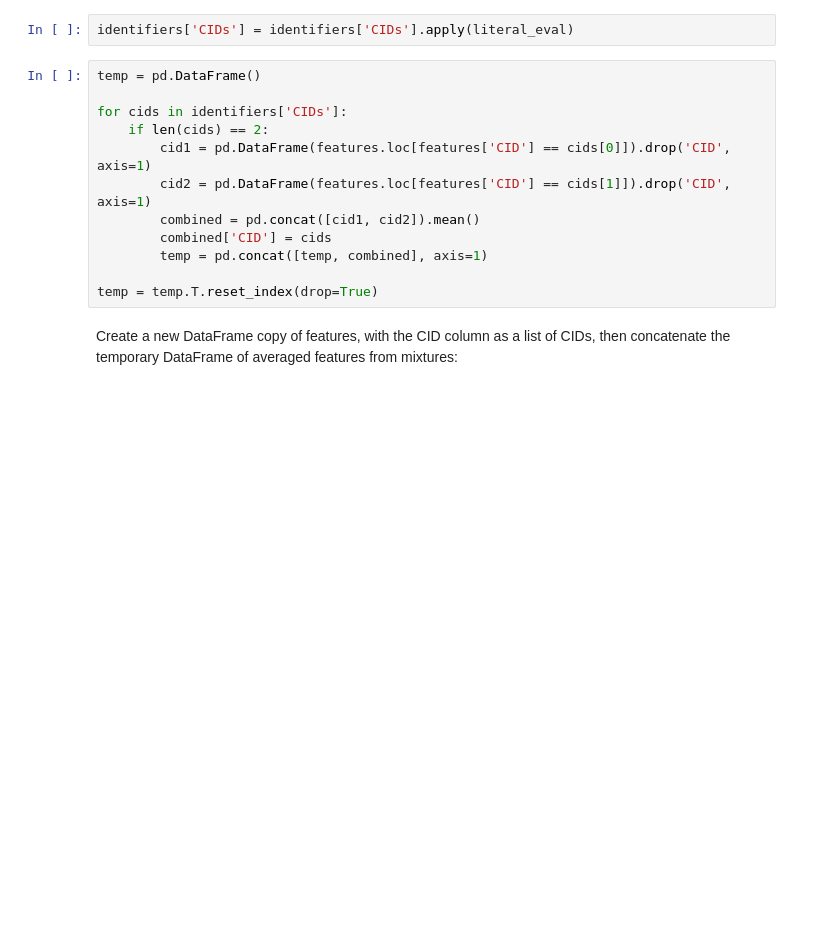
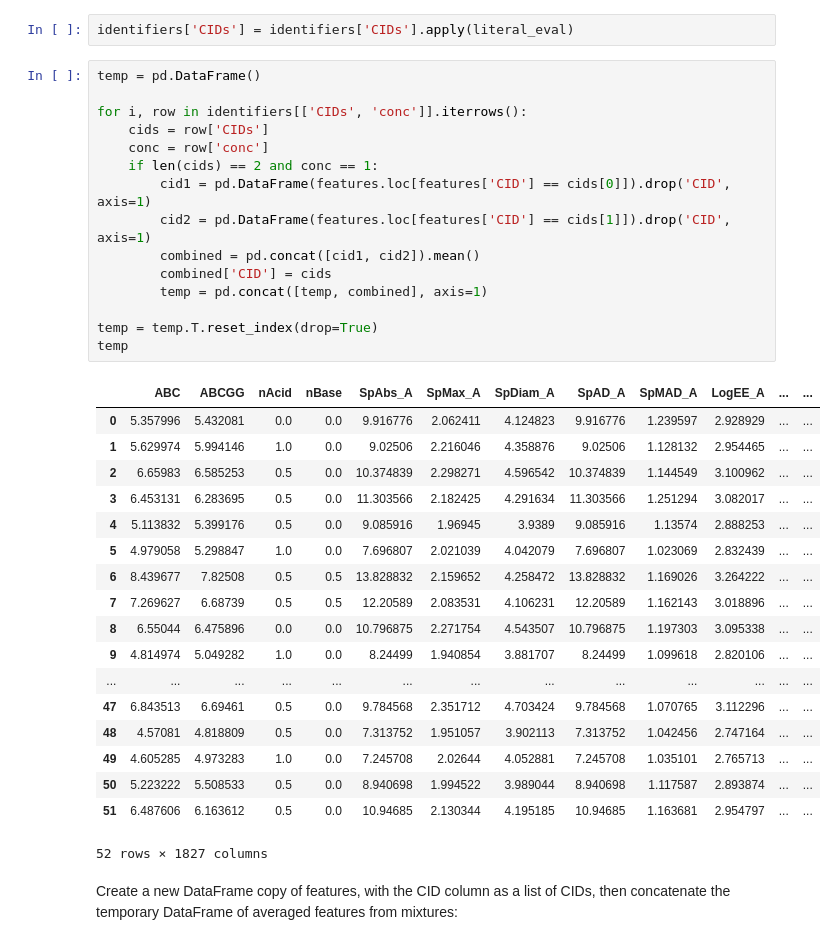
Before and after one commit to dswalla/pyrfume-data, a Jupyter notebook: nakayama_2022/features_distance_matrix.ipynb, the cells around one changed output. Cells and saved outputs as stored; diff of their text form; blank space fills up the shorter version.

```diff
--- a/nakayama_2022/features_distance_matrix.ipynb
+++ b/nakayama_2022/features_distance_matrix.ipynb
@@ -54,18 +54,40 @@ features.head()
 Make values in CIDs column in identifiers be list type and iterate through each one. If a stimulus contains multiple CIDs, then the feature vectors for the CIDs will averaged and a new row for this mixture stimulus is added to the features matrix:
 # %%
 identifiers['CIDs'] = identifiers['CIDs'].apply(literal_eval)
-# %%
-temp = pd.DataFrame()
-
-for cids in identifiers['CIDs']:
-    if len(cids) == 2:
-        cid1 = pd.DataFrame(features.loc[features['CID'] == cids[0]]).drop('CID', axis=1)
-        cid2 = pd.DataFrame(features.loc[features['CID'] == cids[1]]).drop('CID', axis=1)
-        combined = pd.concat([cid1, cid2]).mean()
-        combined['CID'] = cids
-        temp = pd.concat([temp, combined], axis=1)
-
-temp = temp.T.reset_index(drop=True)
+# %%
+temp = pd.DataFrame()
+
+for i, row in identifiers[['CIDs', 'conc']].iterrows():
+    cids = row['CIDs']
+    conc = row['conc']
+    if len(cids) == 2 and conc == 1:
+        cid1 = pd.DataFrame(features.loc[features['CID'] == cids[0]]).drop('CID', axis=1)
+        cid2 = pd.DataFrame(features.loc[features['CID'] == cids[1]]).drop('CID', axis=1)
+        combined = pd.concat([cid1, cid2]).mean()
+        combined['CID'] = cids
+        temp = pd.concat([temp, combined], axis=1)
+
+temp = temp.T.reset_index(drop=True)
+temp
+# %% [output]
+|  | ABC | ABCGG | nAcid | nBase | SpAbs_A | SpMax_A | SpDiam_A | SpAD_A | SpMAD_A | LogEE_A | ... | ... |
+| 0 | 5.357996 | 5.432081 | 0.0 | 0.0 | 9.916776 | 2.062411 | 4.124823 | 9.916776 | 1.239597 | 2.928929 | ... | ... |
+| 1 | 5.629974 | 5.994146 | 1.0 | 0.0 | 9.02506 | 2.216046 | 4.358876 | 9.02506 | 1.128132 | 2.954465 | ... | ... |
+| 2 | 6.65983 | 6.585253 | 0.5 | 0.0 | 10.374839 | 2.298271 | 4.596542 | 10.374839 | 1.144549 | 3.100962 | ... | ... |
+| 3 | 6.453131 | 6.283695 | 0.5 | 0.0 | 11.303566 | 2.182425 | 4.291634 | 11.303566 | 1.251294 | 3.082017 | ... | ... |
+| 4 | 5.113832 | 5.399176 | 0.5 | 0.0 | 9.085916 | 1.96945 | 3.9389 | 9.085916 | 1.13574 | 2.888253 | ... | ... |
+| 5 | 4.979058 | 5.298847 | 1.0 | 0.0 | 7.696807 | 2.021039 | 4.042079 | 7.696807 | 1.023069 | 2.832439 | ... | ... |
+| 6 | 8.439677 | 7.82508 | 0.5 | 0.5 | 13.828832 | 2.159652 | 4.258472 | 13.828832 | 1.169026 | 3.264222 | ... | ... |
+| 7 | 7.269627 | 6.68739 | 0.5 | 0.5 | 12.20589 | 2.083531 | 4.106231 | 12.20589 | 1.162143 | 3.018896 | ... | ... |
+| 8 | 6.55044 | 6.475896 | 0.0 | 0.0 | 10.796875 | 2.271754 | 4.543507 | 10.796875 | 1.197303 | 3.095338 | ... | ... |
+| 9 | 4.814974 | 5.049282 | 1.0 | 0.0 | 8.24499 | 1.940854 | 3.881707 | 8.24499 | 1.099618 | 2.820106 | ... | ... |
+| ... | ... | ... | ... | ... | ... | ... | ... | ... | ... | ... | ... | ... |
+| 47 | 6.843513 | 6.69461 | 0.5 | 0.0 | 9.784568 | 2.351712 | 4.703424 | 9.784568 | 1.070765 | 3.112296 | ... | ... |
+| 48 | 4.57081 | 4.818809 | 0.5 | 0.0 | 7.313752 | 1.951057 | 3.902113 | 7.313752 | 1.042456 | 2.747164 | ... | ... |
+| 49 | 4.605285 | 4.973283 | 1.0 | 0.0 | 7.245708 | 2.02644 | 4.052881 | 7.245708 | 1.035101 | 2.765713 | ... | ... |
+| 50 | 5.223222 | 5.508533 | 0.5 | 0.0 | 8.940698 | 1.994522 | 3.989044 | 8.940698 | 1.117587 | 2.893874 | ... | ... |
+| 51 | 6.487606 | 6.163612 | 0.5 | 0.0 | 10.94685 | 2.130344 | 4.195185 | 10.94685 | 1.163681 | 2.954797 | ... | ... |
+52 rows × 1827 columns
 # %% [markdown]
 Create a new DataFrame copy of features, with the CID column as a list of CIDs, then concatenate the temporary DataFrame of averaged features from mixtures:
 # %%
```
Also changed, not shown: parts of 8 cells of this notebook, 3 other files.
